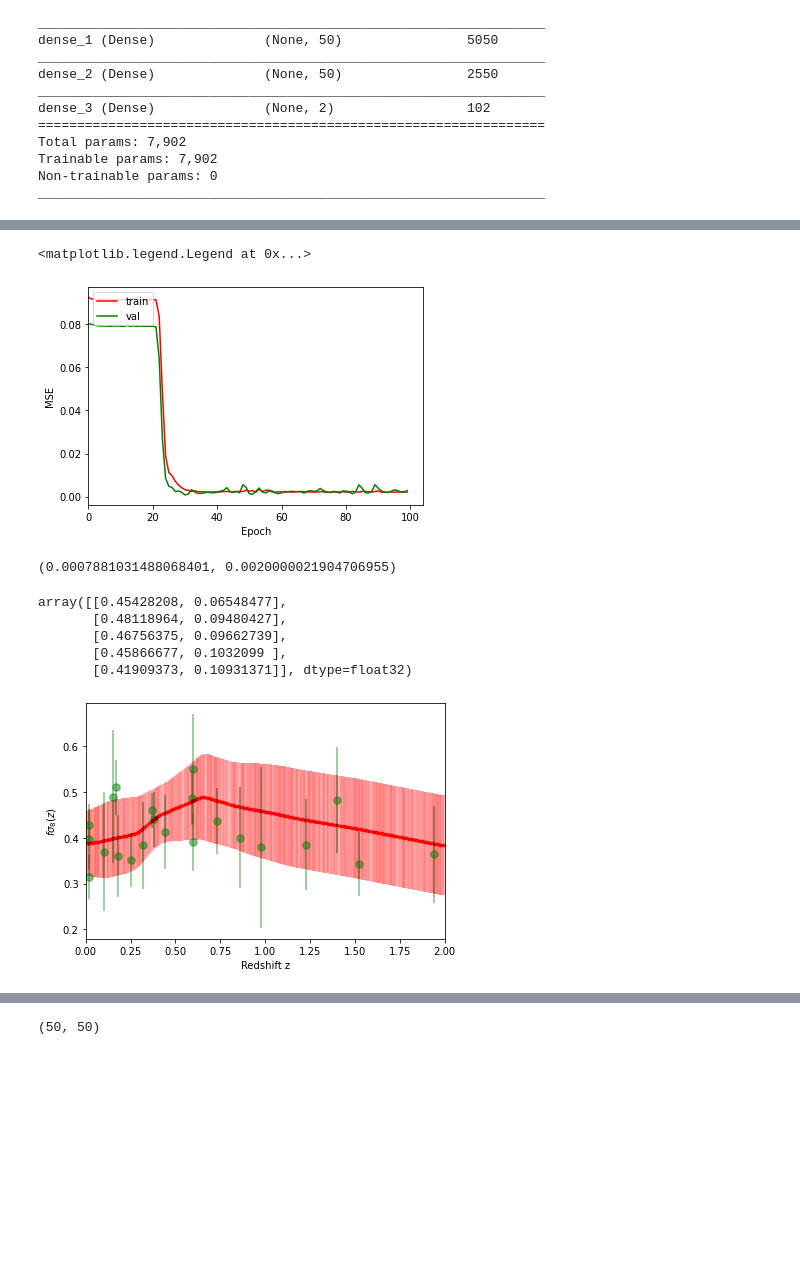
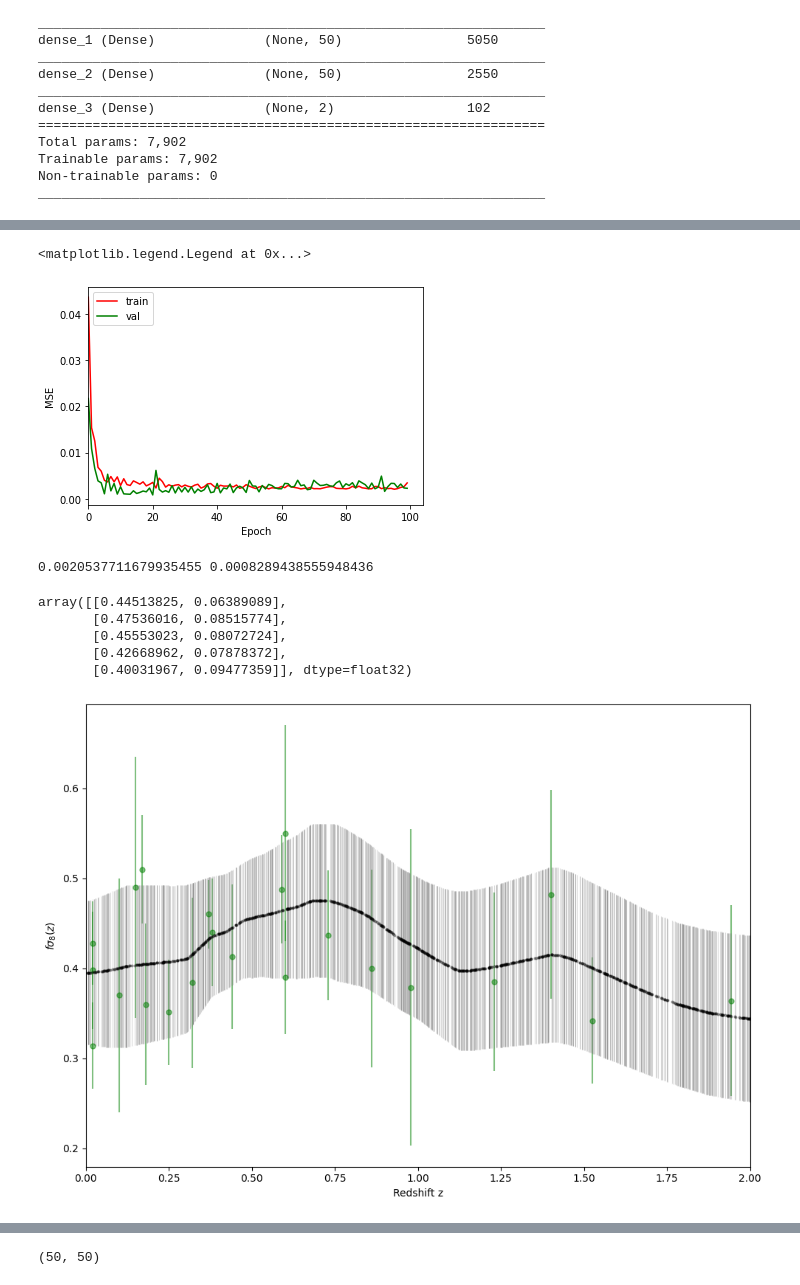
Before and after one commit to igomezv/neuralCosmoReconstruction, a Jupyter notebook: notebooks/ANN fs8.ipynb, the cells around one changed output, grey strips where cells are left out. Cells and saved outputs as stored; diff of their text form; code cells hidden in the pictures; blank space fills up the shorter version.

```diff
--- a/notebooks/ANN fs8.ipynb
+++ b/notebooks/ANN fs8.ipynb
@@ -127,7 +128,7 @@ Non-trainable params: 0
 _________________________________________________________________
 # %%
 # batch_size = 4
-batch_size = 4
+batch_size = 1
 input_z = Input(shape = (1,))
 epochs = 100
 # %%
@@ -164,31 +165,34 @@ plt.legend(['train', 'val'], loc='upper left')
 # plt.savefig("loss_epochs_fs8_1000.png", dpi=200)
 # %% [output]
 <matplotlib.legend.Legend at 0x...>
-[figure, old version]
+[figure, new version]
 # %%
 #uncer net
 unet = np.sqrt(np.min(model_train.history['val_loss']))
 unet**2, np.min(model_train.history['loss'])
-# 0.0008741355268284677, 0.0022569920402020216) 20 ep
-# (0.0009615894523449242, 0.001980467466637492) 100
-# (0.0008648062357679009, 0.0017015849007293582) 500 ep
+print(np.min(model_train.history['loss']), np.min(model_train.history['val_loss']))
+# print(model_train.history['loss'][-1], model_train.history['val_loss'][-1])
+# 0.0009567601955495775 0.0024885754100978374 mil epochs
+# 0.0010785672347992659 0.0010806184727698565 500 epochs
+# 0.0020020001102238894 0.0008378626080229878 100e
+# 0.0021847975440323353 0.0009035465191118419 50e
 # %% [output]
-(0.0007881031488068401, 0.0020000021904706955)
+0.0020537711679935455 0.0008289438555948436
 # %%
 pred = neural_model.predict(z_test)
 pred
 # %% [output]
-array([[0.45428208, 0.06548477],
-       [0.48118964, 0.09480427],
-       [0.46756375, 0.09662739],
-       [0.45866677, 0.1032099 ],
-       [0.41909373, 0.10931371]], dtype=float32)
+array([[0.44513825, 0.06389089],
+       [0.47536016, 0.08515774],
+       [0.45553023, 0.08072724],
+       [0.42668962, 0.07878372],
+       [0.40031967, 0.09477359]], dtype=float32)
 # %%
 #zor and yor are the original velues for z and [Hz, err]
 zor = scalerz.inverse_transform(z.reshape(-1,1))
 # yor = scalery.inverse_transform(y)
 # %%
-ranz = np.random.uniform(0, 2, size=10000)
+ranz = np.random.uniform(0, 2, size=1000)
 r = scalerz.transform(ranz.reshape(-1, 1))
 pred_random = neural_model.predict(r)
 rr = scalerz.inverse_transform(r.reshape(-1,1))
@@ -196,14 +200,18 @@ rr = scalerz.inverse_transform(r.reshape(-1,1))
 # %%
 # plt.errorbar(zor, yor[:,0], yor[:,1], fmt='g.', markersize=15, label='Observations', alpha=0.5)
 # plt.errorbar(rr, predy[:,0], predy[:,1], fmt='r.', markersize=5, label='Synthetic', alpha=0.01)
-plt.errorbar(zor, y[:,0], y[:,1], fmt='g.', markersize=15, label='Observations', alpha=0.5)
-plt.errorbar(rr, pred_random[:,0], pred_random[:,1], fmt='r.', markersize=5, label='Synthetic', alpha=0.01)
+plt.figure(figsize=(10, 7), dpi=100)
+plt.errorbar(zor, y[:,0], y[:,1], fmt='g.', markersize=10, label='Observations', alpha=0.5)
+plt.errorbar(rr, pred_random[:,0], pred_random[:,1], label='Synthetic points',
+             markersize=2, fmt='o',
+             ecolor='gray', capthick=2, elinewidth=0.8, alpha=0.3, c='k',)
 plt.xlabel("Redshift z")
 plt.ylabel("$f\sigma_8(z)$")
 plt.xlim(0, 2)
 plt.tight_layout()
+# plt.legend(loc='upper right')
 # plt.legend()
-# plt.savefig("synthetic_fs8_100.png")
+plt.savefig("synthetic_fs8_100mini.png")
 # %% [output]
-[figure, old version]
+[figure, new version]
 # %%
```
Also changed, not shown: parts of 24 cells of this notebook.
